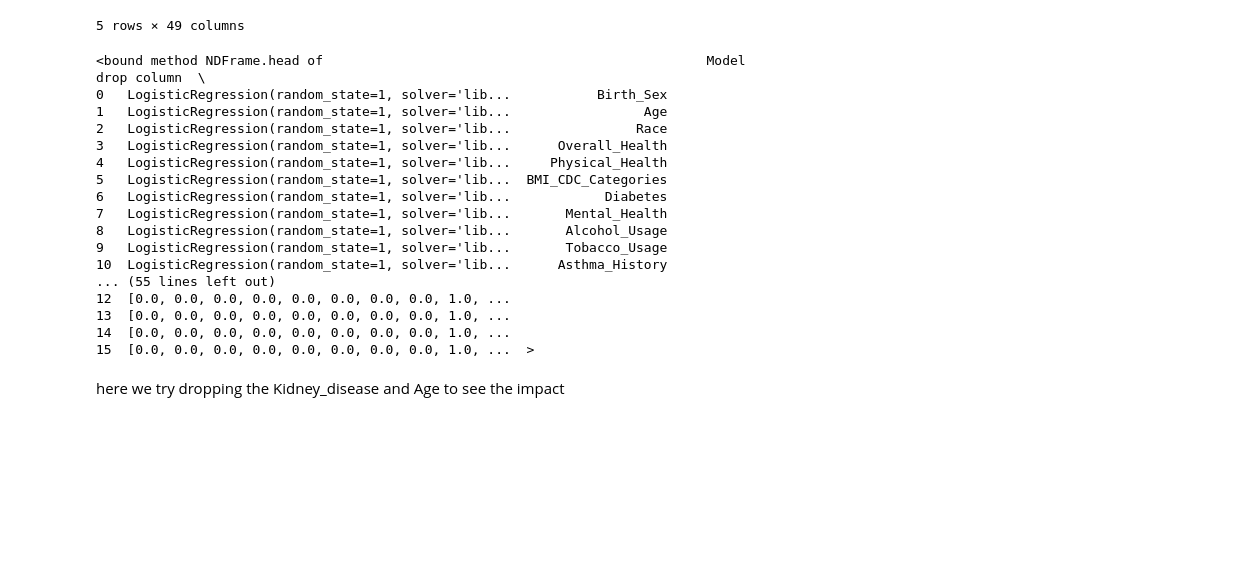
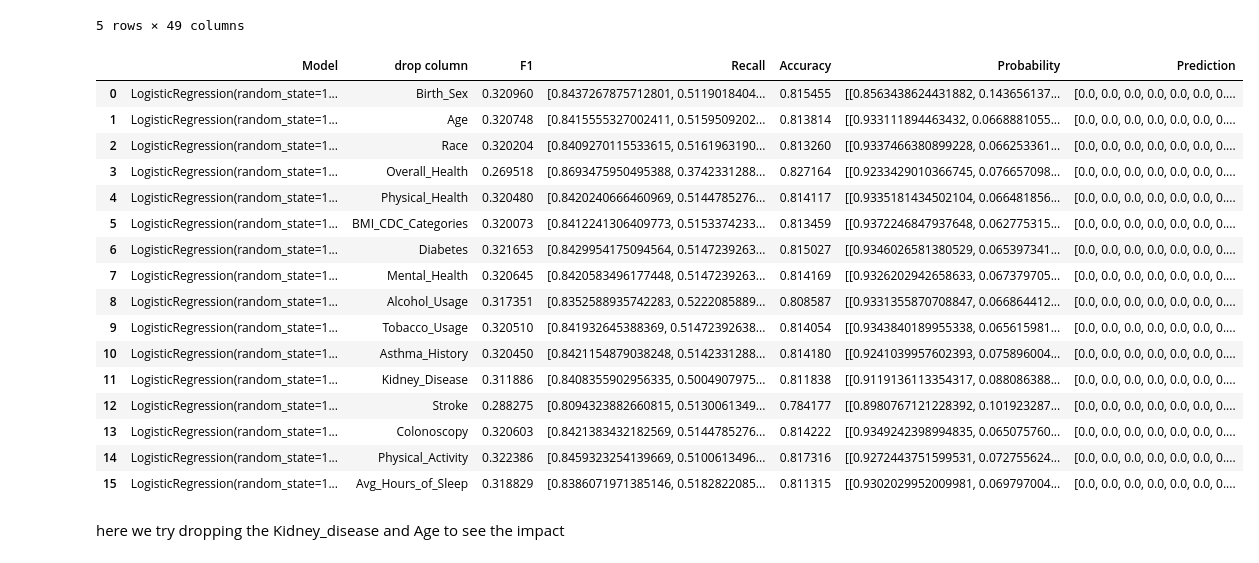
Before and after one commit to DataSolutions360/Data_Science_Capstone, a Jupyter notebook: ml.ipynb, the cells around one changed output. Cells and saved outputs as stored; diff of their text form; code cells hidden in the pictures; blank space fills up the shorter version.

```diff
--- a/ml.ipynb
+++ b/ml.ipynb
@@ -1276,25 +1276,25 @@ sleep_time = log_regress_iteration(df, "Avg_Hours_of_Sleep", physical_Activity)
 
 final_df = sleep_time.copy()
 # %%
-final_df.head
+final_df.head(20)
 # %% [output]
-<bound method NDFrame.head of                                                 Model         drop column  \
-0   LogisticRegression(random_state=1, solver='lib...           Birth_Sex
-1   LogisticRegression(random_state=1, solver='lib...                 Age
-2   LogisticRegression(random_state=1, solver='lib...                Race
-3   LogisticRegression(random_state=1, solver='lib...      Overall_Health
-4   LogisticRegression(random_state=1, solver='lib...     Physical_Health
-5   LogisticRegression(random_state=1, solver='lib...  BMI_CDC_Categories
-6   LogisticRegression(random_state=1, solver='lib...            Diabetes
-7   LogisticRegression(random_state=1, solver='lib...       Mental_Health
-8   LogisticRegression(random_state=1, solver='lib...       Alcohol_Usage
-9   LogisticRegression(random_state=1, solver='lib...       Tobacco_Usage
-10  LogisticRegression(random_state=1, solver='lib...      Asthma_History
-... (55 lines left out)
-12  [0.0, 0.0, 0.0, 0.0, 0.0, 0.0, 0.0, 0.0, 1.0, ...
-13  [0.0, 0.0, 0.0, 0.0, 0.0, 0.0, 0.0, 0.0, 1.0, ...
-14  [0.0, 0.0, 0.0, 0.0, 0.0, 0.0, 0.0, 0.0, 1.0, ...
-15  [0.0, 0.0, 0.0, 0.0, 0.0, 0.0, 0.0, 0.0, 1.0, ...  >
+|  | Model | drop column | F1 | Recall | Accuracy | Probability | Prediction |
+| 0 | LogisticRegression(random_state=1... | Birth_Sex | 0.320960 | [0.8437267875712801, 0.5119018404... | 0.815455 | [[0.8563438624431882, 0.143656137... | [0.0, 0.0, 0.0, 0.0, 0.0, 0.0, 0.... |
+| 1 | LogisticRegression(random_state=1... | Age | 0.320748 | [0.8415555327002411, 0.5159509202... | 0.813814 | [[0.933111894463432, 0.0668881055... | [0.0, 0.0, 0.0, 0.0, 0.0, 0.0, 0.... |
+| 2 | LogisticRegression(random_state=1... | Race | 0.320204 | [0.8409270115533615, 0.5161963190... | 0.813260 | [[0.9337466380899228, 0.066253361... | [0.0, 0.0, 0.0, 0.0, 0.0, 0.0, 0.... |
+| 3 | LogisticRegression(random_state=1... | Overall_Health | 0.269518 | [0.8693475950495388, 0.3742331288... | 0.827164 | [[0.9233429010366745, 0.076657098... | [0.0, 0.0, 0.0, 0.0, 0.0, 0.0, 0.... |
+| 4 | LogisticRegression(random_state=1... | Physical_Health | 0.320480 | [0.8420240666460969, 0.5144785276... | 0.814117 | [[0.9335181434502104, 0.066481856... | [0.0, 0.0, 0.0, 0.0, 0.0, 0.0, 0.... |
+| 5 | LogisticRegression(random_state=1... | BMI_CDC_Categories | 0.320073 | [0.8412241306409773, 0.5153374233... | 0.813459 | [[0.9372246847937648, 0.062775315... | [0.0, 0.0, 0.0, 0.0, 0.0, 0.0, 0.... |
+| 6 | LogisticRegression(random_state=1... | Diabetes | 0.321653 | [0.8429954175094564, 0.5147239263... | 0.815027 | [[0.9346026581380529, 0.065397341... | [0.0, 0.0, 0.0, 0.0, 0.0, 0.0, 0.... |
+| 7 | LogisticRegression(random_state=1... | Mental_Health | 0.320645 | [0.8420583496177448, 0.5147239263... | 0.814169 | [[0.9326202942658633, 0.067379705... | [0.0, 0.0, 0.0, 0.0, 0.0, 0.0, 0.... |
+| 8 | LogisticRegression(random_state=1... | Alcohol_Usage | 0.317351 | [0.8352588935742283, 0.5222085889... | 0.808587 | [[0.9331355870708847, 0.066864412... | [0.0, 0.0, 0.0, 0.0, 0.0, 0.0, 0.... |
+| 9 | LogisticRegression(random_state=1... | Tobacco_Usage | 0.320510 | [0.841932645388369, 0.51472392638... | 0.814054 | [[0.9343840189955338, 0.065615981... | [0.0, 0.0, 0.0, 0.0, 0.0, 0.0, 0.... |
+| 10 | LogisticRegression(random_state=1... | Asthma_History | 0.320450 | [0.8421154879038248, 0.5142331288... | 0.814180 | [[0.9241039957602393, 0.075896004... | [0.0, 0.0, 0.0, 0.0, 0.0, 0.0, 0.... |
+| 11 | LogisticRegression(random_state=1... | Kidney_Disease | 0.311886 | [0.8408355902956335, 0.5004907975... | 0.811838 | [[0.9119136113354317, 0.088086388... | [0.0, 0.0, 0.0, 0.0, 0.0, 0.0, 0.... |
+| 12 | LogisticRegression(random_state=1... | Stroke | 0.288275 | [0.8094323882660815, 0.5130061349... | 0.784177 | [[0.8980767121228392, 0.101923287... | [0.0, 0.0, 0.0, 0.0, 0.0, 0.0, 0.... |
+| 13 | LogisticRegression(random_state=1... | Colonoscopy | 0.320603 | [0.8421383432182569, 0.5144785276... | 0.814222 | [[0.9349242398994835, 0.065075760... | [0.0, 0.0, 0.0, 0.0, 0.0, 0.0, 0.... |
+| 14 | LogisticRegression(random_state=1... | Physical_Activity | 0.322386 | [0.8459323254139669, 0.5100613496... | 0.817316 | [[0.9272443751599531, 0.072755624... | [0.0, 0.0, 0.0, 0.0, 0.0, 0.0, 0.... |
+| 15 | LogisticRegression(random_state=1... | Avg_Hours_of_Sleep | 0.318829 | [0.8386071971385146, 0.5182822085... | 0.811315 | [[0.9302029952009981, 0.069797004... | [0.0, 0.0, 0.0, 0.0, 0.0, 0.0, 0.... |
 # %% [markdown]
 here we try dropping the Kidney_disease and Age to see the impact
 # %%
```
Also changed, not shown: parts of 2 cells of this notebook, 1 other file.
